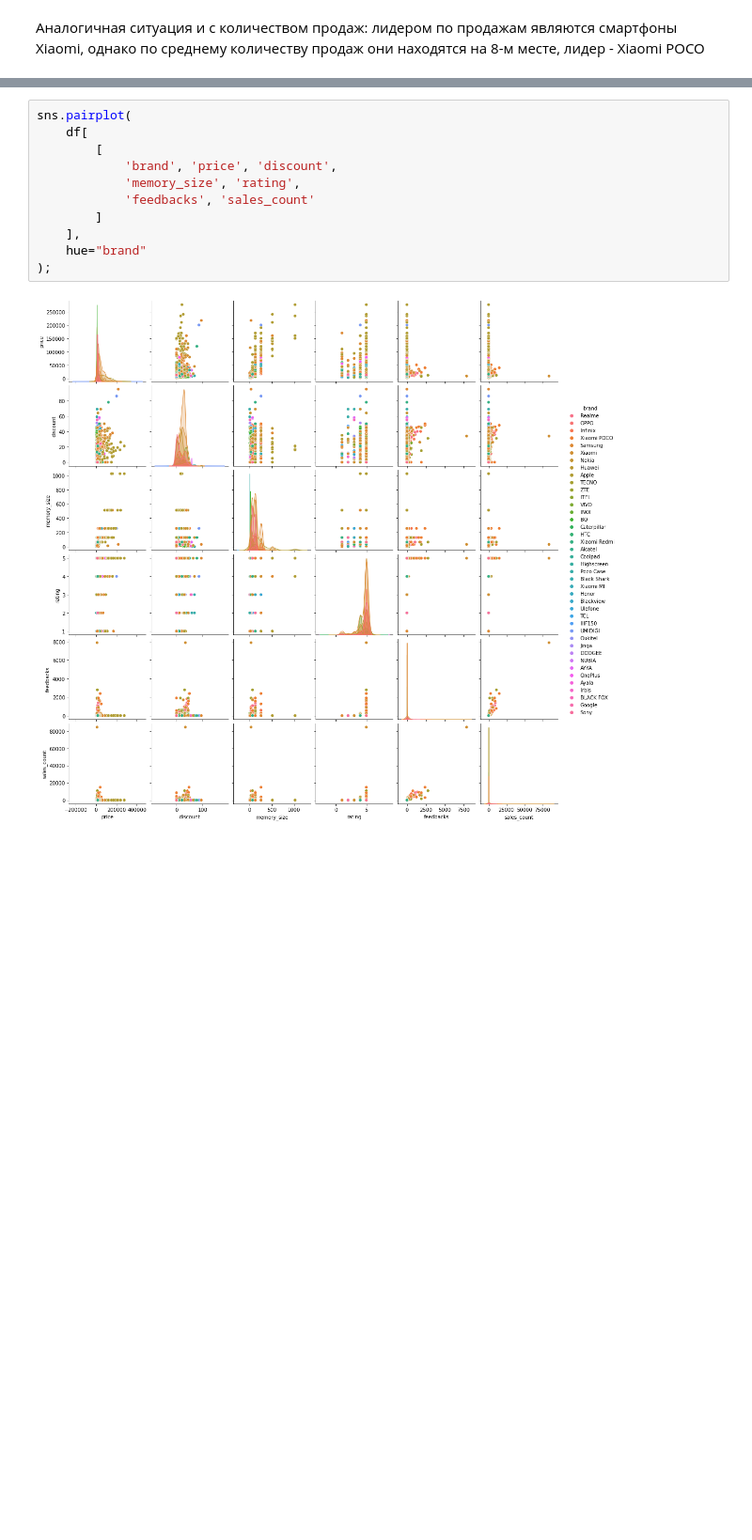
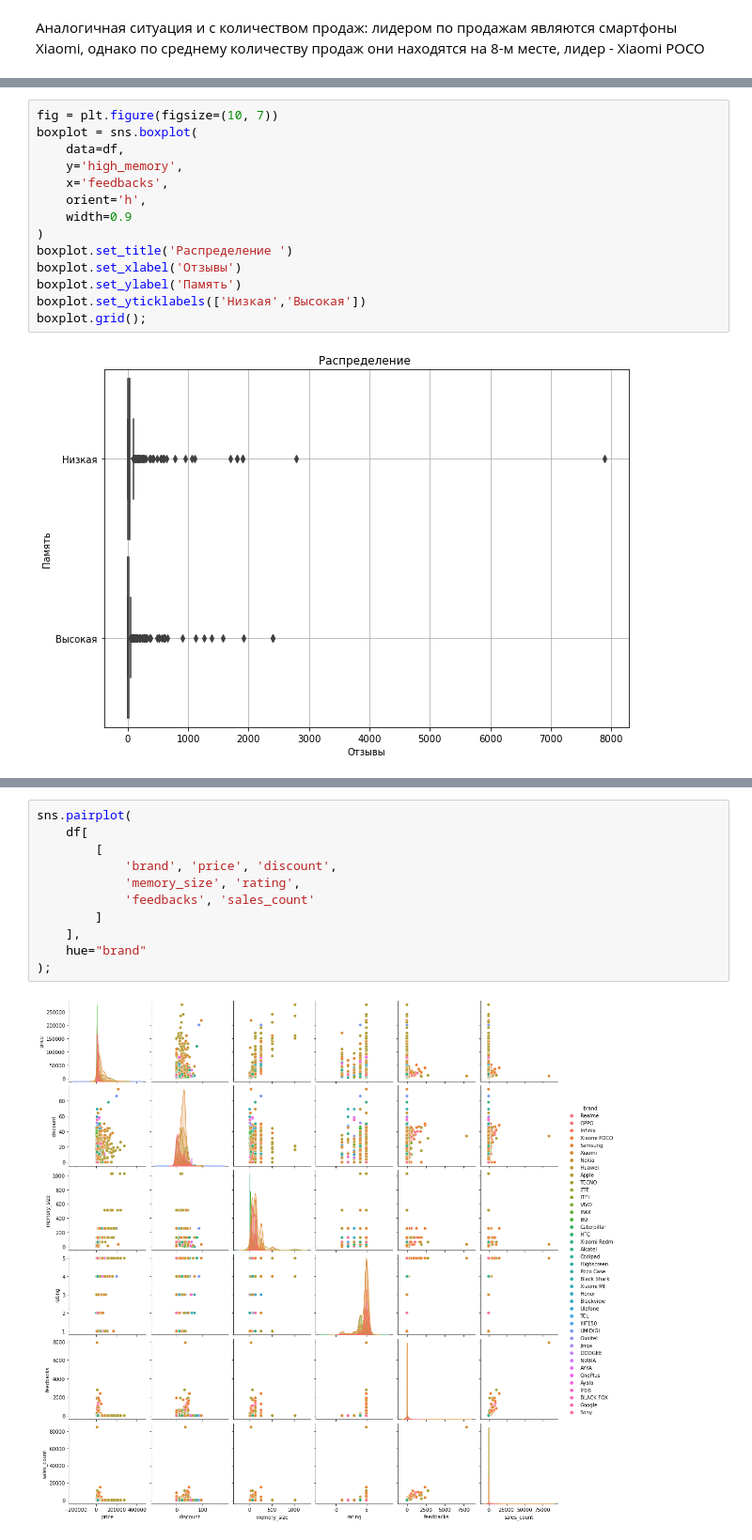
Before and after one commit to YurezSml/Dataton2022, a Jupyter notebook: DataAnalysisVisu.ipynb, the cells around one changed output, grey strips where cells are left out. Shown at 94% size. Saved outputs shown, nothing was run; the diff lists cells and outputs as text; blank space fills up the shorter version.

```diff
--- a/DataAnalysisVisu.ipynb
+++ b/DataAnalysisVisu.ipynb
@@ -267,3 +252,19 @@ axes[1].set_title('Количество продаж', fontsize=16);
+# %%
+fig = plt.figure(figsize=(10, 7))
+boxplot = sns.boxplot(
+    data=df,
+    y='high_memory',
+    x='feedbacks',
+    orient='h',
+    width=0.9
+)
+boxplot.set_title('Распределение ')
+boxplot.set_xlabel('Отзывы')
+boxplot.set_ylabel('Память')
+boxplot.set_yticklabels(['Низкая','Высокая'])
+boxplot.grid();
+# %% [output]
+[figure, added]
 # %%
 cmap = sns.diverging_palette(230, 20, as_cmap=True)
 fig = plt.figure(figsize=(16, 16))
```
Also changed, not shown: parts of 18 cells of this notebook, 2 other files.
